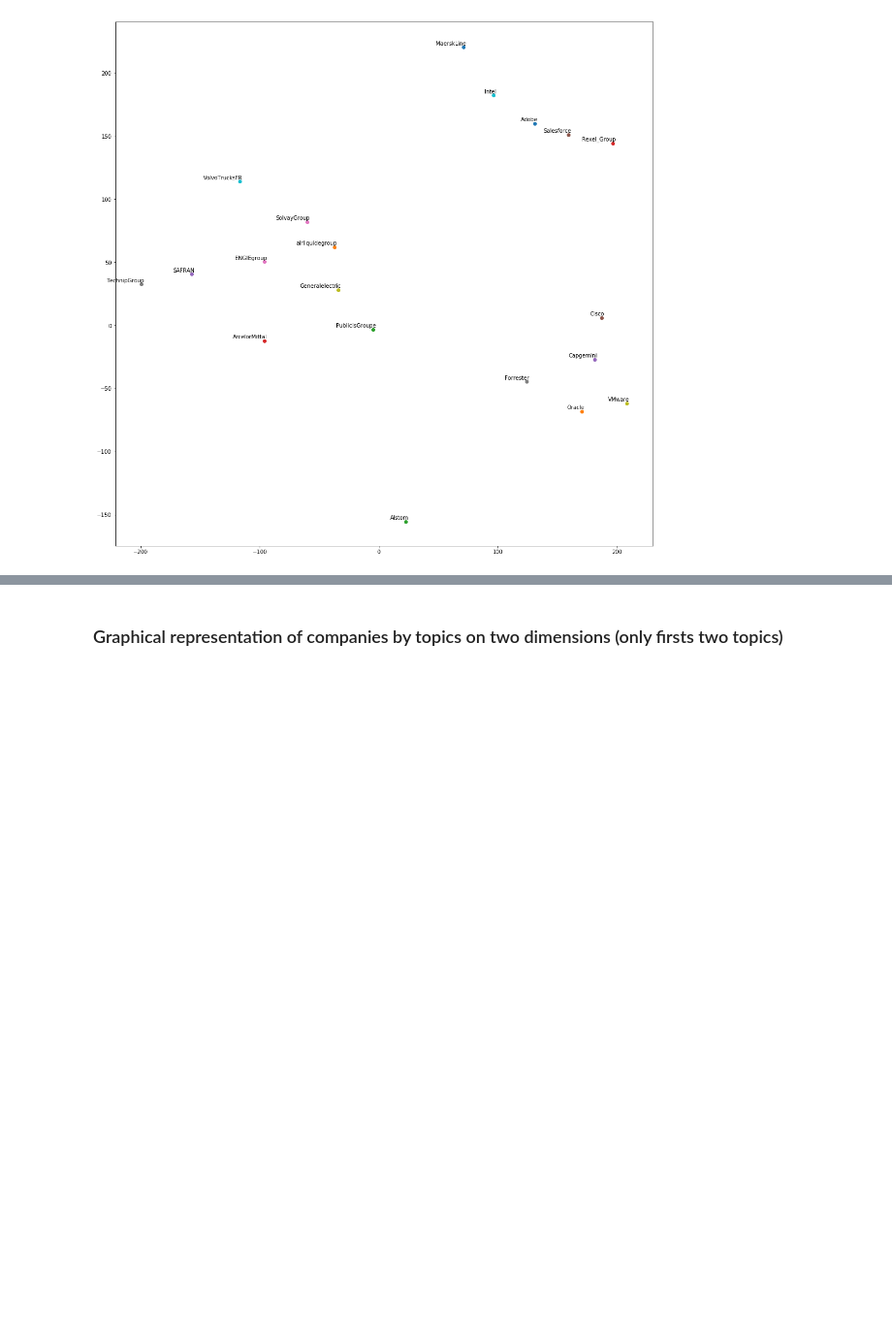
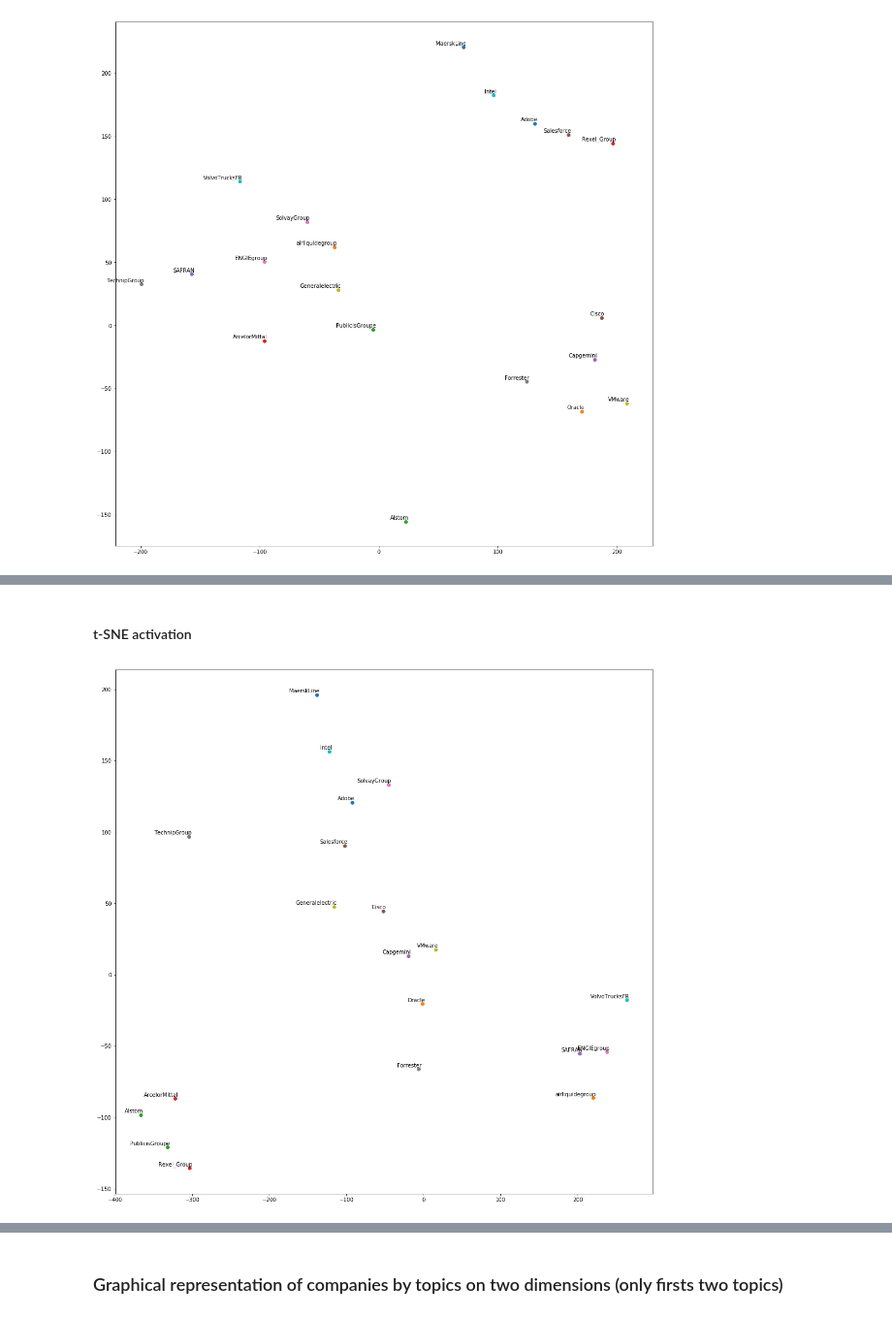
Before and after one commit to berbuf/B2B_Em_lyon, a Jupyter notebook: notebooks/ContextualAnalysis.ipynb, the cells around one changed output, grey strips where cells are left out. Shown at 97% size. Drawn from its saved outputs; the diff is of its cells as text; code cells hidden in the pictures; blank space fills up the shorter version.

```diff
--- a/notebooks/ContextualAnalysis.ipynb
+++ b/notebooks/ContextualAnalysis.ipynb
@@ -195,7 +195,7 @@ for i, tweet in enumerate(lda_np):
     if topic > threshold:
       companies_topics[get_company_id(i)][j] += 1
 
-stats = [[companies_topics[i][j] / companies[i][2] * 100 for j in range(len(companies_topics[i]))] for i in range(len(companies_topics))]
+activations_topics = [[companies_topics[i][j] / companies[i][2] * 100 for j in range(len(companies_topics[i]))] for i in range(len(companies_topics))]
 # %% [markdown]
 ### Array of the mean activation of a topic for each company (companies, mean activation of topic)
 # %%
@@ -262,0 +270,9 @@ plot_with_labels(low_dim_embs, clear_labels, 'tsne_stats.png')
+# %% [markdown]
+#### t-SNE activation
+# %%
+tsne = TSNE(perplexity=3, n_components=2, init='pca', n_iter=500, method='exact')
+low_dim_embs = tsne.fit_transform(clear_activations_topics)
+labels = companies
+plot_with_labels(low_dim_embs, clear_labels, 'tsne_activation.png')
+# %% [output]
+[figure, added]
```
Also changed, not shown: parts of 18 cells of this notebook, 9 other files.
